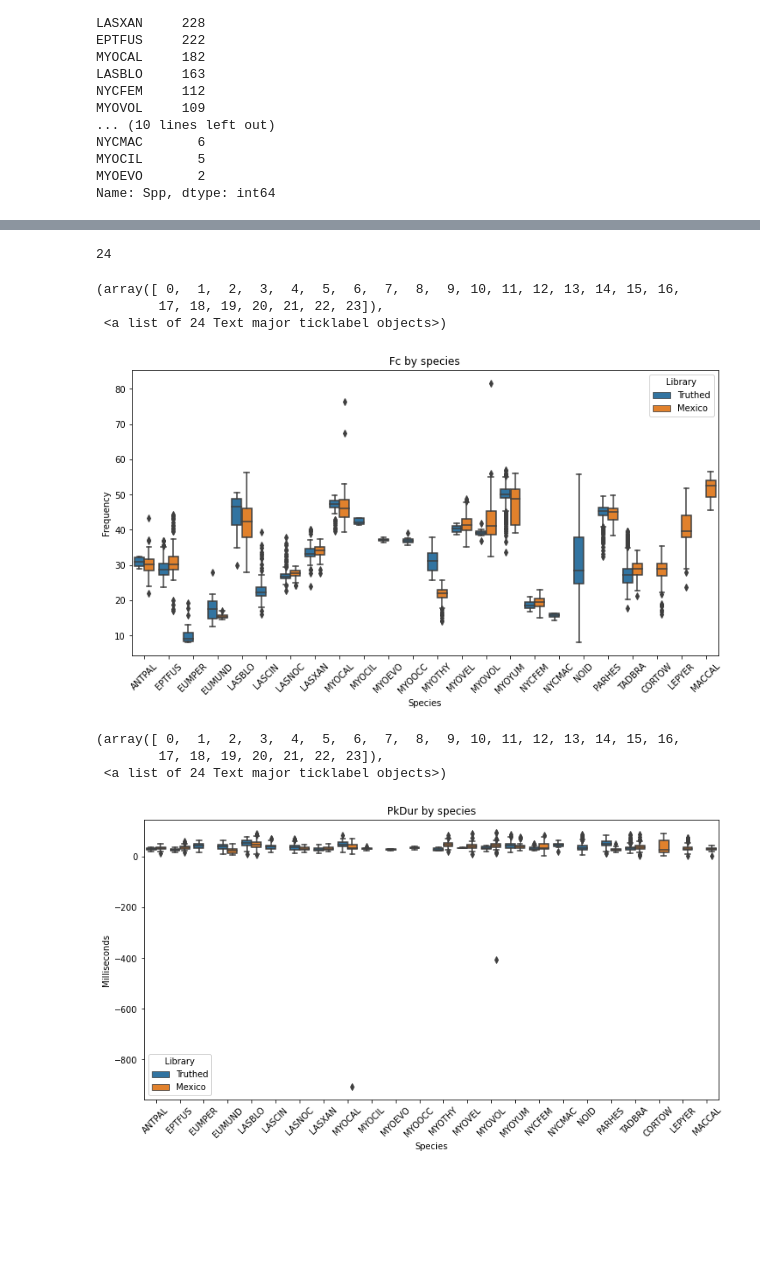
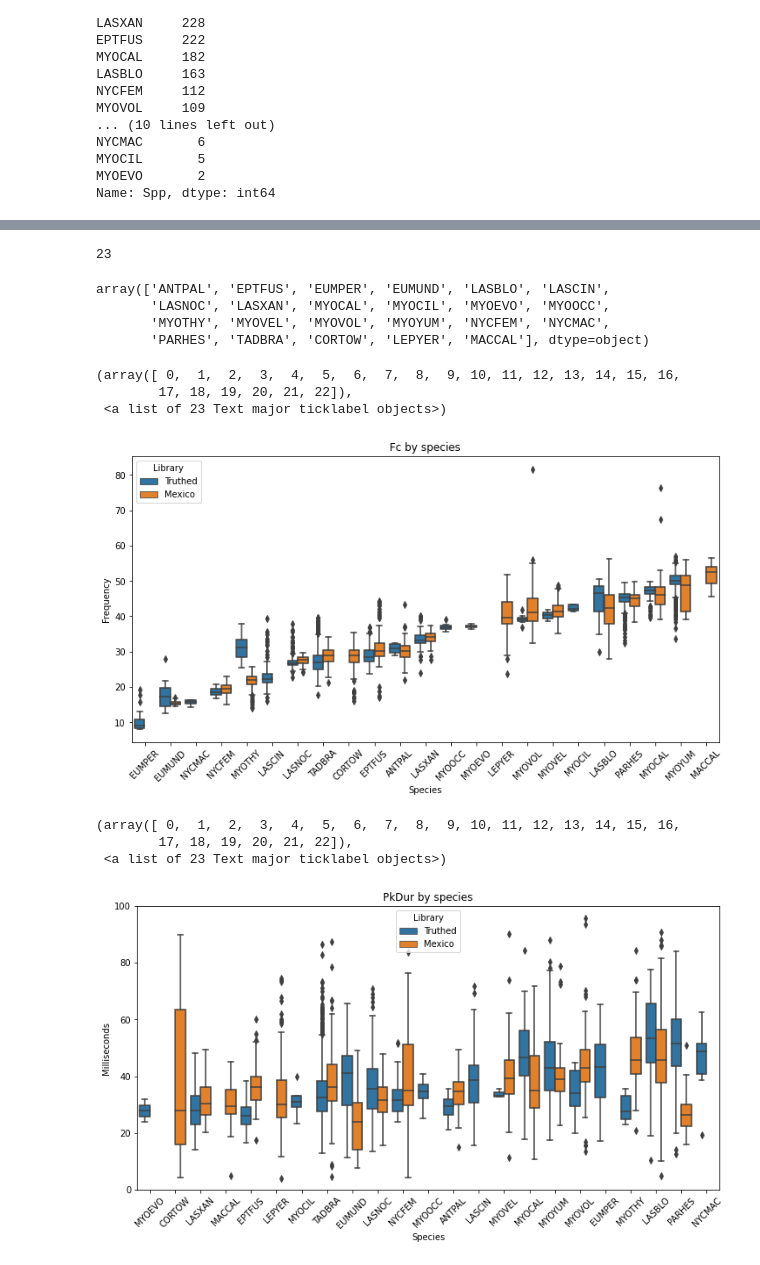
Before and after one commit to haberkornm/Springboard, a Jupyter notebook: Bat_Echolocation_Capstone/Bat_echolocation_EDA.ipynb, the cells around one changed output, grey strips where cells are left out. Drawn from its saved outputs; the diff is of its cells as text; code cells hidden in the pictures; blank space fills up the shorter version.

Commit message:
Ordered graphs by median

```diff
--- a/Bat_Echolocation_Capstone/Bat_echolocation_EDA.ipynb
+++ b/Bat_Echolocation_Capstone/Bat_echolocation_EDA.ipynb
@@ -406,6 +741,9 @@ NYCMAC       6
 MYOCIL       5
 MYOEVO       2
 Name: Spp, dtype: int64
+# %%
+noid_index = df[df['Spp'] == 'NOID'].index
+df.drop(noid_index, inplace=True)
 # %%
 #Change PIPHES to updated scientific name PARHES
 df['Spp'] = df['Spp'].replace('PIPHES', 'PARHES')
@@ -433,28 +771,36 @@ Name: Spp, dtype: int64
 #Total number of species in df
 len(df['Spp'].unique())
 # %% [output]
-24
+23
+# %%
+df['Spp'].unique()
+# %% [output]
+array(['ANTPAL', 'EPTFUS', 'EUMPER', 'EUMUND', 'LASBLO', 'LASCIN',
+       'LASNOC', 'LASXAN', 'MYOCAL', 'MYOCIL', 'MYOEVO', 'MYOOCC',
+       'MYOTHY', 'MYOVEL', 'MYOVOL', 'MYOYUM', 'NYCFEM', 'NYCMAC',
+       'PARHES', 'TADBRA', 'CORTOW', 'LEPYER', 'MACCAL'], dtype=object)
 # %%
 plt.subplots(figsize=(12,6))
-sns.boxplot(df['Spp'], df['Fc'], hue = df['Library'])
+sns.boxplot(df['Spp'], df['Fc'], hue = df['Library'], order=df.groupby('Spp')['Fc'].aggregate(np.median).sort_values().reset_index()['Spp'])
 plt.xlabel('Species')
 plt.ylabel('Frequency')
 plt.title('Fc by species')
 plt.xticks(rotation=45)
 # %% [output]
 (array([ 0,  1,  2,  3,  4,  5,  6,  7,  8,  9, 10, 11, 12, 13, 14, 15, 16,
-        17, 18, 19, 20, 21, 22, 23]),
- <a list of 24 Text major ticklabel objects>)
+        17, 18, 19, 20, 21, 22]),
+ <a list of 23 Text major ticklabel objects>)
-[figure, old version]
+[figure, new version]
 # %%
 plt.subplots(figsize=(12,6))
-sns.boxplot(df['Spp'], df['PkDur'], hue = df['Library'])
+sns.boxplot(df['Spp'], df['PkDur'], hue = df['Library'], order=df.groupby('Spp')['PkDur'].aggregate(np.median).sort_values().reset_index()['Spp'])
 plt.xlabel('Species')
 plt.ylabel('Milliseconds')
+plt.ylim(0, 100)
 plt.title('PkDur by species')
 plt.xticks(rotation=45)
 # %% [output]
 (array([ 0,  1,  2,  3,  4,  5,  6,  7,  8,  9, 10, 11, 12, 13, 14, 15, 16,
-        17, 18, 19, 20, 21, 22, 23]),
- <a list of 24 Text major ticklabel objects>)
+        17, 18, 19, 20, 21, 22]),
+ <a list of 23 Text major ticklabel objects>)
-[figure, old version]
+[figure, new version]
```
Also changed, not shown: parts of 41 cells of this notebook.
